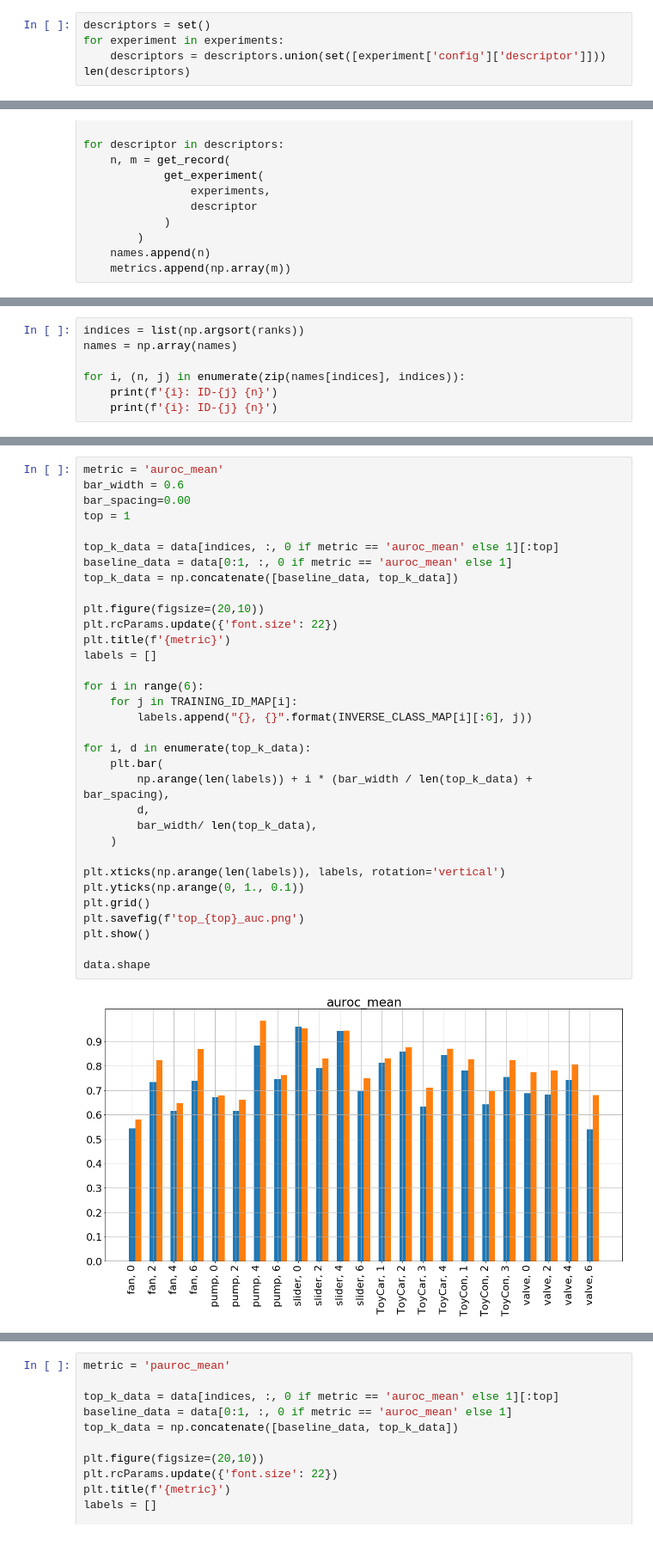
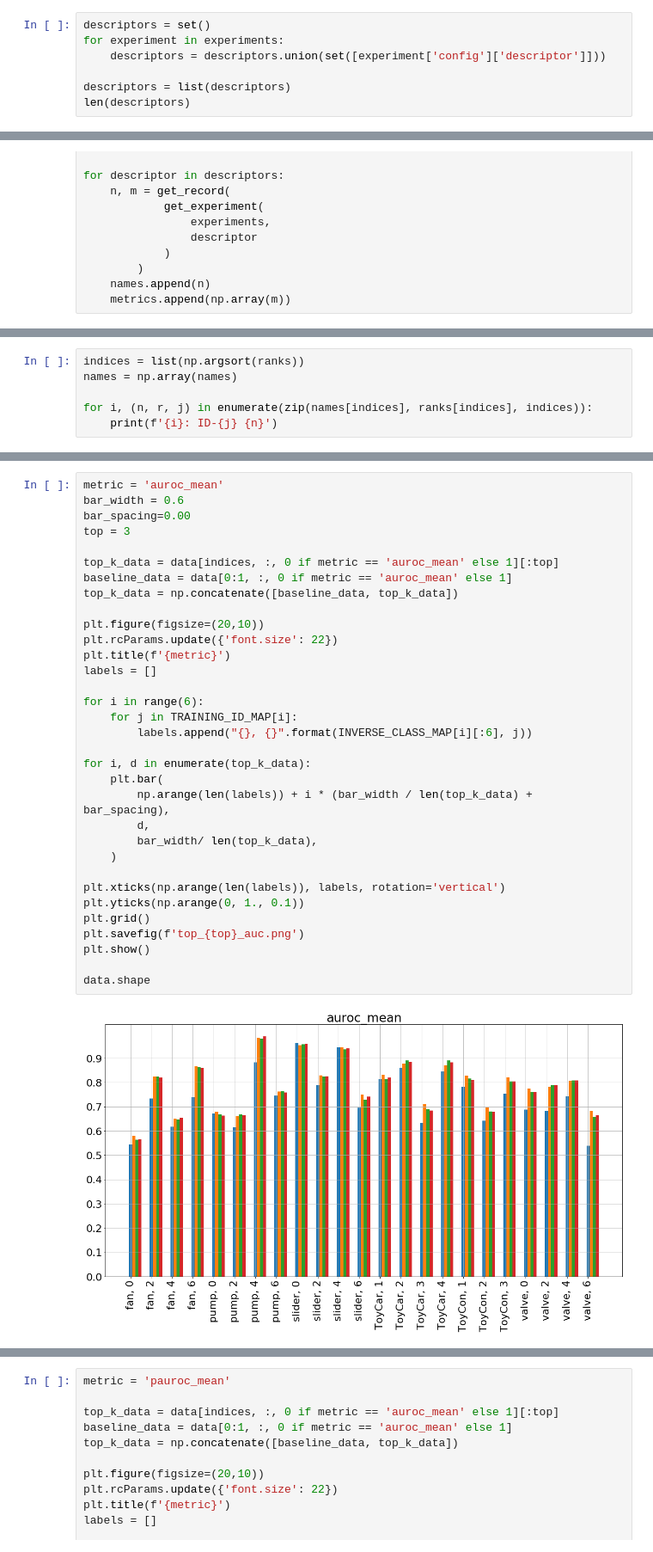
Before and after one commit to OptimusPrimus/dcase2020_task2, a Jupyter notebook: notebooks/bar_plot.ipynb, the cells around one changed output, grey strips where cells are left out. Shown at 86% size. Cells and saved outputs as stored; diff of their text form.

```diff
--- a/notebooks/bar_plot.ipynb
+++ b/notebooks/bar_plot.ipynb
@@ -83,5 +83,7 @@ experiments = [r for r in client.dcase2020_task2_ae_baseline_gridsearch.runs.fin
 descriptors = set()
 for experiment in experiments:
     descriptors = descriptors.union(set([experiment['config']['descriptor']]))
+
+descriptors = list(descriptors)
 len(descriptors)
 # %% [output]
@@ -131,7 +129,6 @@ print(ranks.shape)
 indices = list(np.argsort(ranks))
 names = np.array(names)
 
-for i, (n, j) in enumerate(zip(names[indices], indices)):
+for i, (n, r, j) in enumerate(zip(names[indices], ranks[indices], indices)):
     print(f'{i}: ID-{j} {n}')
-    print(f'{i}: ID-{j} {n}')
 # %% [output]
@@ -156,34 +192,34 @@ for i, (n, j) in enumerate(zip(names[indices], indices)):
 metric = 'auroc_mean'
 bar_width = 0.6
 bar_spacing=0.00
-top = 1
+top = 3
 
 top_k_data = data[indices, :, 0 if metric == 'auroc_mean' else 1][:top]
 baseline_data = data[0:1, :, 0 if metric == 'auroc_mean' else 1]
 top_k_data = np.concatenate([baseline_data, top_k_data])
 
 plt.figure(figsize=(20,10))
 plt.rcParams.update({'font.size': 22})
 plt.title(f'{metric}')
 labels = []
 
 for i in range(6):
     for j in TRAINING_ID_MAP[i]:
         labels.append("{}, {}".format(INVERSE_CLASS_MAP[i][:6], j))
 
 for i, d in enumerate(top_k_data):
     plt.bar(
         np.arange(len(labels)) + i * (bar_width / len(top_k_data) + bar_spacing),
         d,
         bar_width/ len(top_k_data),
     )
 
 plt.xticks(np.arange(len(labels)), labels, rotation='vertical')
 plt.yticks(np.arange(0, 1., 0.1))
 plt.grid()
 plt.savefig(f'top_{top}_auc.png')
 plt.show()
 
 data.shape
 # %% [output]
-[figure, old version]
+[figure, new version]
```
Also changed, not shown: parts of 6 cells of this notebook, 19 other files.
